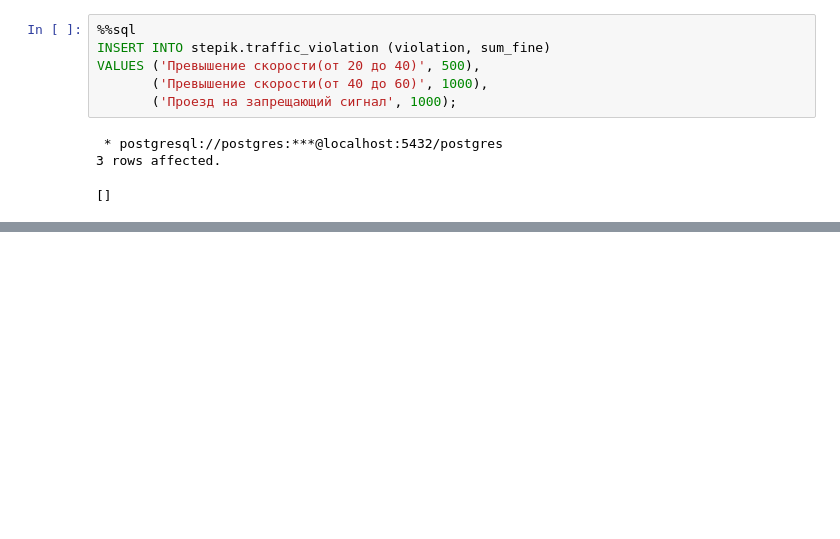
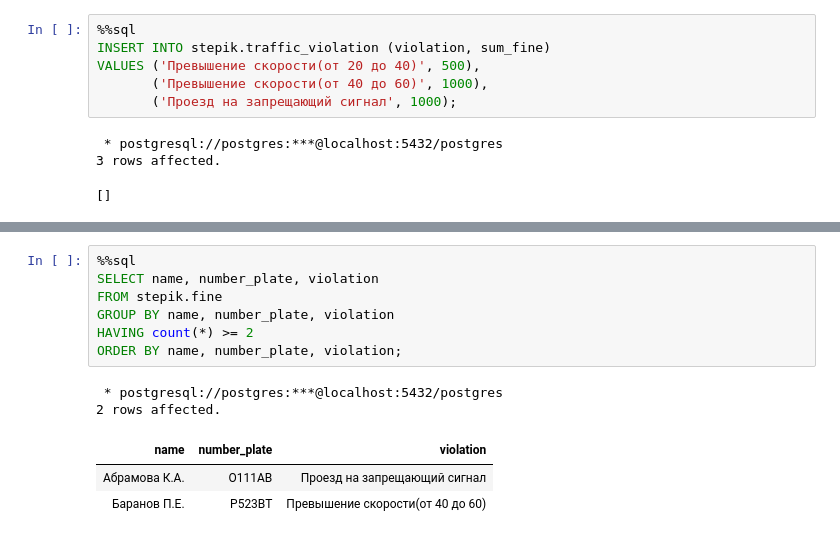
Before and after one commit to letrepas/Interactive-SQL-Simulator, a Jupyter notebook: SQL.ipynb, the cells around one changed output, grey strips where cells are left out. Drawn from its saved outputs; the diff is of its cells as text; blank space fills up the shorter version.

```diff
--- a/SQL.ipynb
+++ b/SQL.ipynb
@@ -1347,0 +1396,13 @@ VALUES ('Превышение скорости(от 20 до 40)', 500),
+# %%
+%%sql
+SELECT name, number_plate, violation
+FROM stepik.fine
+GROUP BY name, number_plate, violation
+HAVING count(*) >= 2
+ORDER BY name, number_plate, violation;
+# %% [output]
+ * postgresql://postgres:***@localhost:5432/postgres
+2 rows affected.
+| name | number_plate | violation |
+| Абрамова К.А. | О111AB | Проезд на запрещающий сигнал |
+| Баранов П.Е. | P523BT | Превышение скорости(от 40 до 60) |
```
Also changed, not shown: parts of 5 cells of this notebook.
